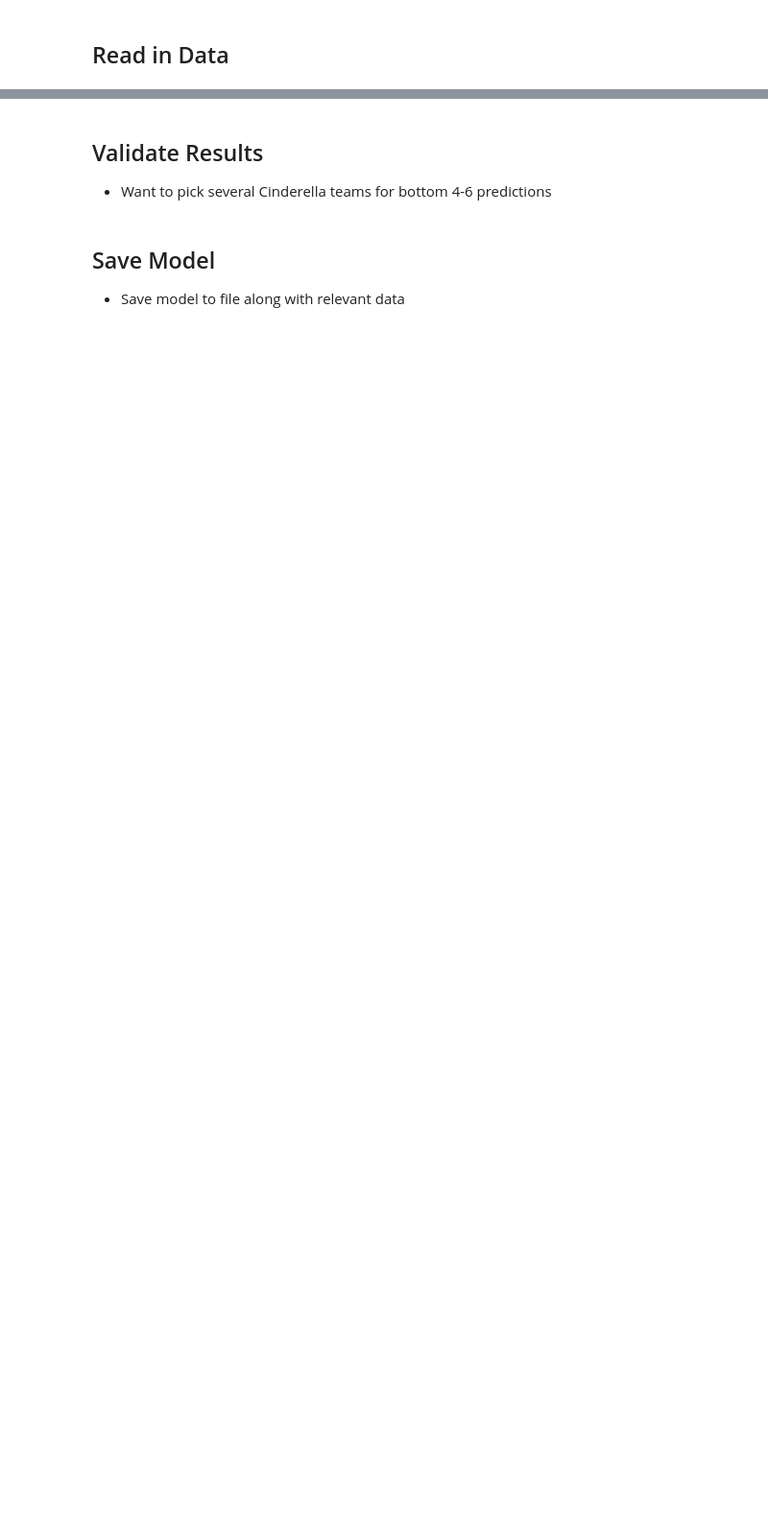
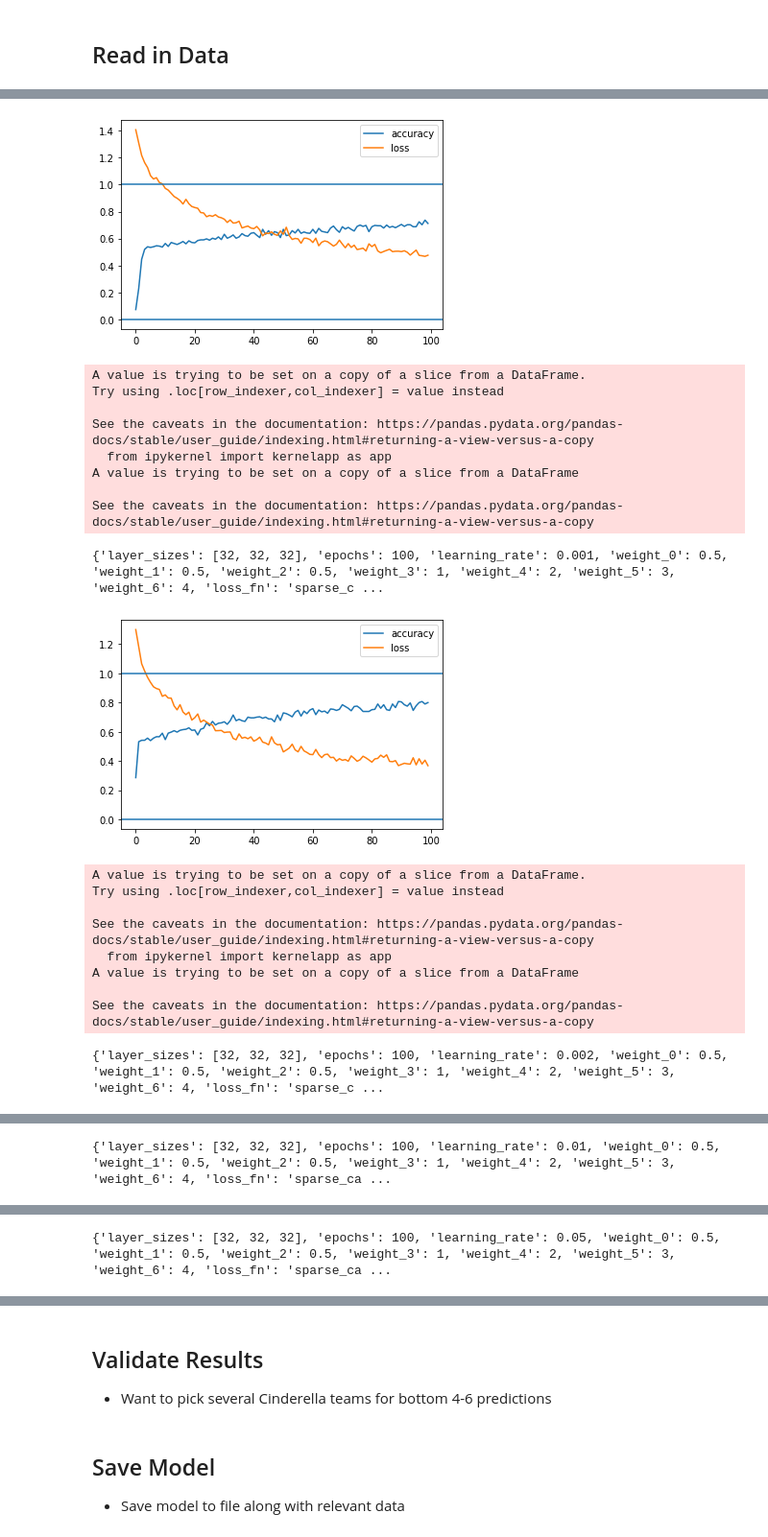
Before and after one commit to LafeWessel/March_Madness_2022, a Jupyter notebook: Model Creation.ipynb, the cells around one changed output, grey strips where cells are left out. Shown at 96% size. Cells and saved outputs as stored; diff of their text form; code cells hidden in the pictures; blank space fills up the shorter version.

```diff
--- a/Model Creation.ipynb
+++ b/Model Creation.ipynb
@@ -105,7 +134,7 @@ memory usage: 119.5 KB
 - Plot network with `ks.utils.plot_model(model, show_shapes=True)`
 - Show summary with `model.summary()`
 # %%
-X = df.drop(columns=['Number of Tournament Wins'])
+X = df[df['Year'] < 2021].drop(columns=['Number of Tournament Wins','Year'])
 # y = df[['Cinderella','Number of Tournament Wins']]
-y_dum = pd.get_dummies(df['Number of Tournament Wins'])
-y = df['Number of Tournament Wins']
+y_dum = pd.get_dummies(df.loc[df['Year'] < 2021,'Number of Tournament Wins'])
+y = df.loc[df['Year'] < 2021,'Number of Tournament Wins']
@@ -158,0 +193,46 @@ plt.show()
+# %%
+res = pd.DataFrame(columns=['score','layer_sizes','epochs','learning_rate','weight_0','weight_1','weight_2','weight_3','weight_4','weight_5','weight_6','loss_fn'])
+
+layer_sizes = [[32,32,32],[16,32,16],[64,32,16],
+               [16,16,16],[32,32],[16,16,32],
+              [16,8,16],[32,32,8],[32,16,8],[7,7,7,7],[8,7,7],
+              [20,15,10,7],[20,16,12],[16,12,8],[20,16,12,8]]
+epochs = [100,150,200]
+learning_rate = [0.001, 0.002, 0.01, 0.05, 0.0001]
+weights = {0:0.5, 1:0.5, 2:0.5, 3:1, 4:2, 5:3, 6:4}
+loss_fn = "sparse_categorical_crossentropy"
+
+
+
+for s in layer_sizes:
+    for e in epochs:
+        for l in learning_rate:
+            current_attempt = {'layer_sizes':s,'epochs':e,'learning_rate':l,
+                               'weight_0':weights[0],'weight_1':weights[1],'weight_2':weights[2],
+                              'weight_3':weights[3],'weight_4':weights[4],'weight_5':weights[5],
+                              'weight_6':weights[6],'loss_fn':loss_fn}
+            m = create_model(X,y,layer_sizes=s,output_shape=7,epochs=e,learning_rate=l,weights=weights,loss_fn=loss_fn)
+            current_attempt['score'] = get_submission_score(model=m, year_data=df[df['Year'] == 2021])
+            res = res.append(current_attempt, ignore_index=True)
+            print(current_attempt)
+# %% [output]
+[figure, added]
+A value is trying to be set on a copy of a slice from a DataFrame.
+Try using .loc[row_indexer,col_indexer] = value instead
+
+See the caveats in the documentation: https://pandas.pydata.org/pandas-docs/stable/user_guide/indexing.html#returning-a-view-versus-a-copy
+  from ipykernel import kernelapp as app
+A value is trying to be set on a copy of a slice from a DataFrame
+
+See the caveats in the documentation: https://pandas.pydata.org/pandas-docs/stable/user_guide/indexing.html#returning-a-view-versus-a-copy
+{'layer_sizes': [32, 32, 32], 'epochs': 100, 'learning_rate': 0.001, 'weight_0': 0.5, 'weight_1': 0.5, 'weight_2': 0.5, 'weight_3': 1, 'weight_4': 2, 'weight_5': 3, 'weight_6': 4, 'loss_fn': 'sparse_c ...
+[figure, added]
+A value is trying to be set on a copy of a slice from a DataFrame.
+Try using .loc[row_indexer,col_indexer] = value instead
+
+See the caveats in the documentation: https://pandas.pydata.org/pandas-docs/stable/user_guide/indexing.html#returning-a-view-versus-a-copy
+  from ipykernel import kernelapp as app
+A value is trying to be set on a copy of a slice from a DataFrame
+
+See the caveats in the documentation: https://pandas.pydata.org/pandas-docs/stable/user_guide/indexing.html#returning-a-view-versus-a-copy
+{'layer_sizes': [32, 32, 32], 'epochs': 100, 'learning_rate': 0.002, 'weight_0': 0.5, 'weight_1': 0.5, 'weight_2': 0.5, 'weight_3': 1, 'weight_4': 2, 'weight_5': 3, 'weight_6': 4, 'loss_fn': 'sparse_c ...
@@ -158,0 +248 @@ plt.show()
+{'layer_sizes': [32, 32, 32], 'epochs': 100, 'learning_rate': 0.01, 'weight_0': 0.5, 'weight_1': 0.5, 'weight_2': 0.5, 'weight_3': 1, 'weight_4': 2, 'weight_5': 3, 'weight_6': 4, 'loss_fn': 'sparse_ca ...
@@ -158,0 +258 @@ plt.show()
+{'layer_sizes': [32, 32, 32], 'epochs': 100, 'learning_rate': 0.05, 'weight_0': 0.5, 'weight_1': 0.5, 'weight_2': 0.5, 'weight_3': 1, 'weight_4': 2, 'weight_5': 3, 'weight_6': 4, 'loss_fn': 'sparse_ca ...
```
Also changed, not shown: parts of 14 cells of this notebook, 17 other files.
